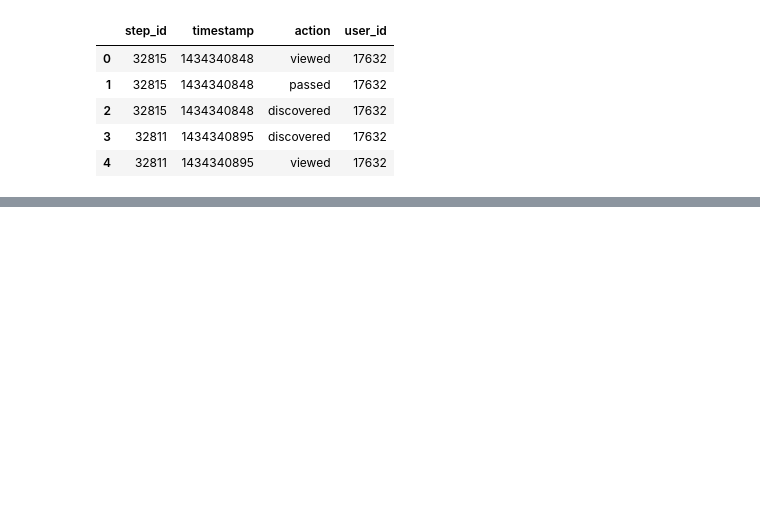
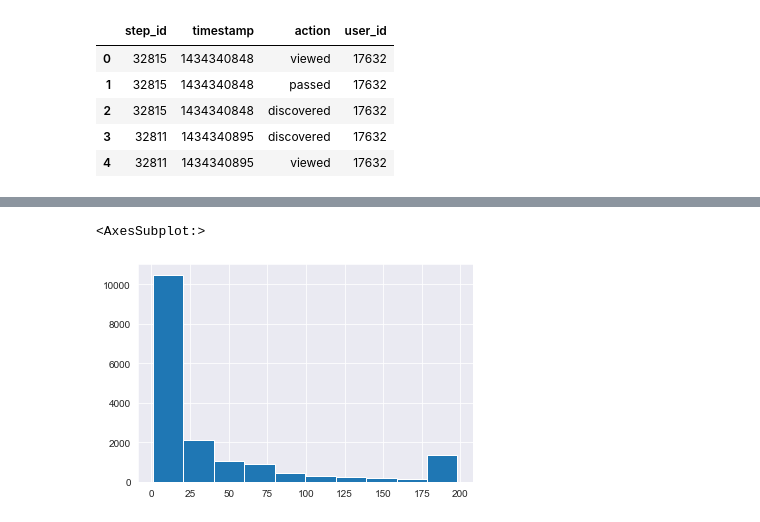
Before and after one commit to s70c3/Stepik-Courses, a Jupyter notebook: notebooks/introduction2DS/R_Course_attenders.ipynb, the cells around one changed output, grey strips where cells are left out. Cells and saved outputs as stored; diff of their text form; code cells hidden in the pictures; blank space fills up the shorter version.

```diff
--- a/notebooks/introduction2DS/R_Course_attenders.ipynb
+++ b/notebooks/introduction2DS/R_Course_attenders.ipynb
@@ -6,7 +6,7 @@ import numpy as np
 import matplotlib.pyplot as plt
 import seaborn as sns
 # %%
-events_data = pd.read_csv('../data/introduction2DS/event_data_train.csv')
+events_data = pd.read_csv('../../data/introduction2DS/event_data_train.csv')
 # %%
 events_data.head(5)
 # %% [output]
@@ -16,3 +16,7 @@ events_data.head(5)
 | 2 | 32815 | 1434340848 | discovered | 17632 |
 | 3 | 32811 | 1434340895 | discovered | 17632 |
 | 4 | 32811 | 1434340895 | viewed | 17632 |
+# %%
+events_data['date'] = pd.to_datetime(events_data.timestamp, unit='s')
+events_data['day'] = events_data['date'].dt.date
+events_data.head()
@@ -29,0 +51,8 @@ submission_data.head(5)
+# %%
+events_data[events_data.action == 'passed'] \
+    .groupby('user_id', as_index=False) \
+    .agg({'step_id':'count'}) \
+    .rename(columns = {'step_id':'passed_steps'}).passed_steps.hist()
+# %% [output]
+<AxesSubplot:>
+[figure, added]
```
Also changed, not shown: parts of 17 cells of this notebook.
